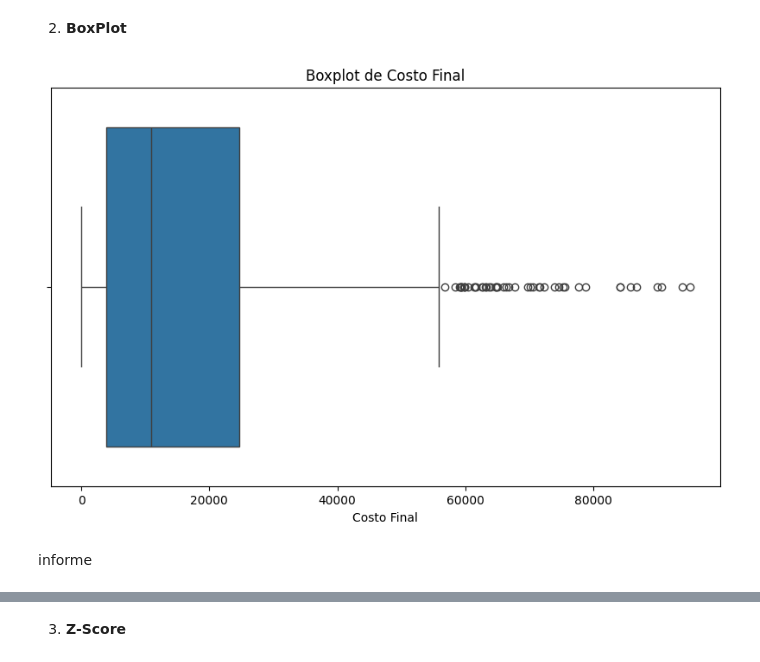
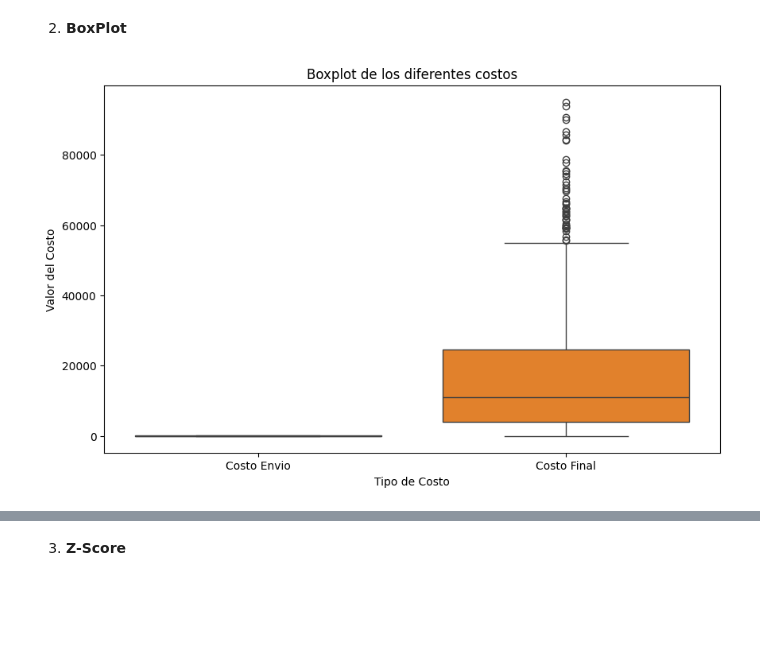
Before and after one commit to david-mrios/EDA, a Jupyter notebook: EDA.ipynb, the cells around one changed output, grey strips where cells are left out. Drawn from its saved outputs; the diff is of its cells as text; code cells hidden in the pictures; blank space fills up the shorter version.

```diff
--- a/EDA.ipynb
+++ b/EDA.ipynb
@@ -663,10 +755,10 @@ plt.show()
 2. **BoxPlot**
 # %%
 plt.figure(figsize=(10, 6))
-sns.boxplot(x=df_envio['Costo Final'])
-plt.title('Boxplot de Costo Final')
+sns.boxplot(data=df_envio[['Costo Envio', 'Costo Final']])
+plt.title('Boxplot de los diferentes costos')
+plt.xlabel('Tipo de Costo')
+plt.ylabel('Valor del Costo')
 plt.show()
 # %% [output]
-[figure, old version]
+[figure, new version]
-# %% [markdown]
-informe
```
Also changed, not shown: parts of 66 cells of this notebook, 1 other file.
